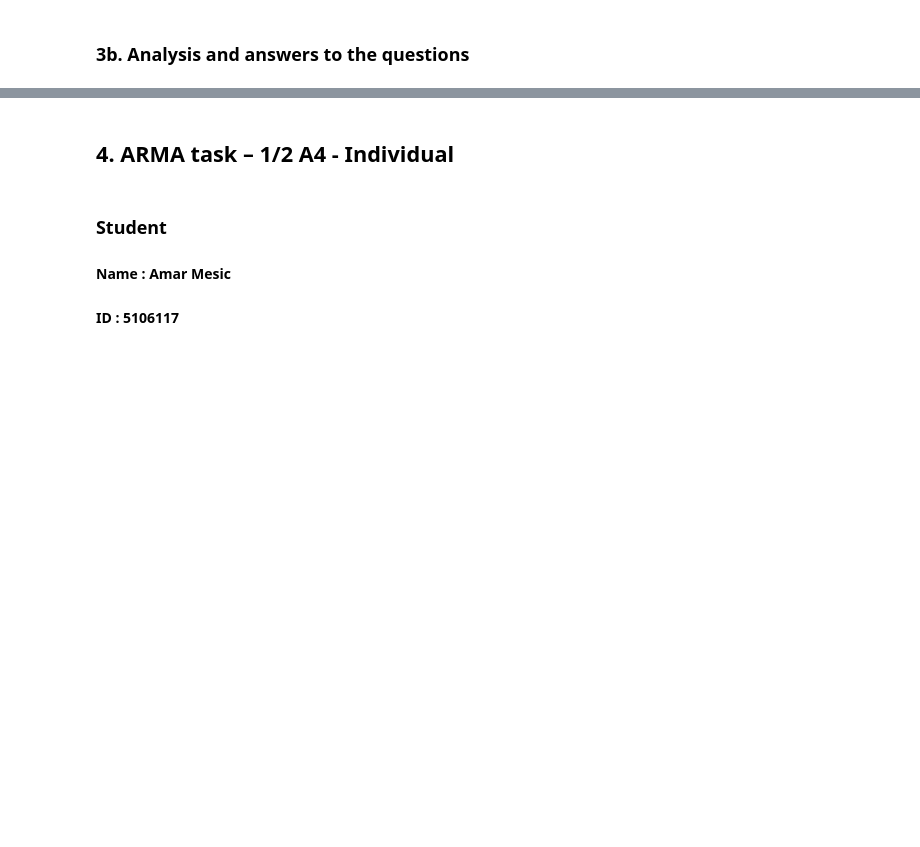
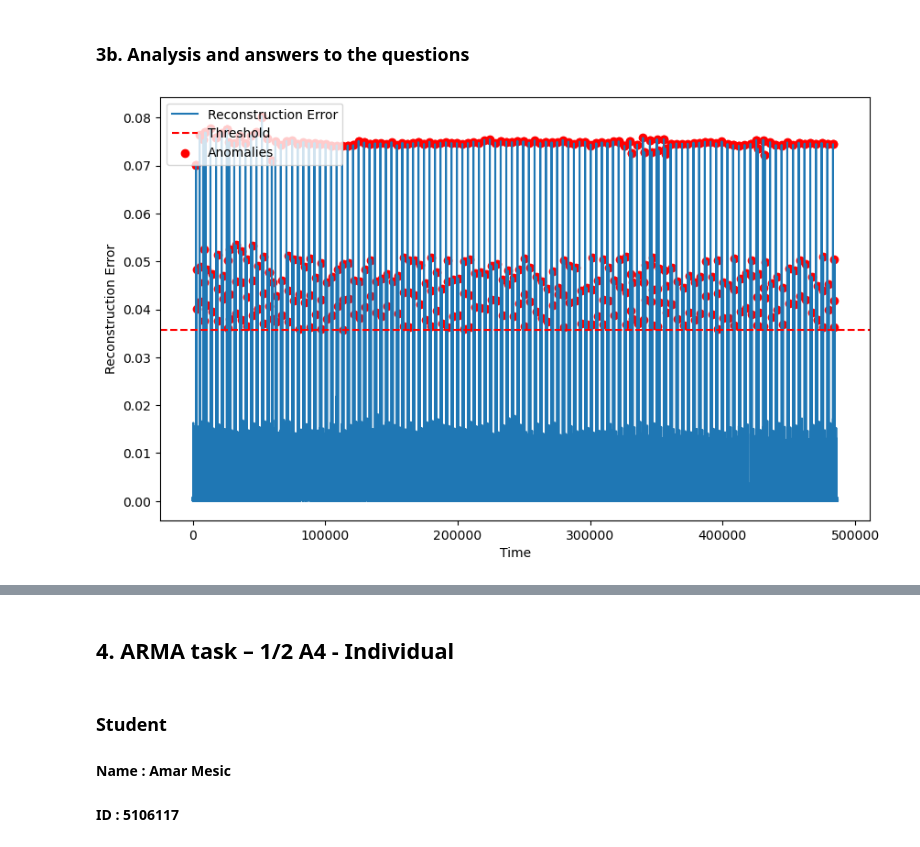
Before and after one commit to amar-mesic/cyber-data, a Jupyter notebook: lab-2/Lab2.ipynb, the cells around one changed output, grey strips where cells are left out. Saved outputs shown, nothing was run; the diff lists cells and outputs as text; code cells hidden in the pictures; blank space fills up the shorter version.

```diff
--- a/lab-2/Lab2.ipynb
+++ b/lab-2/Lab2.ipynb
@@ -246,2 +345,20 @@ Based on our plots for the 2nd 24 hours of measurements, we can see that many si
 # %% [markdown]
 ### 3b. Analysis and answers to the questions
+# %%
+# Set a threshold for anomaly detection
+threshold = np.percentile(reconstruction_error, 99.9)
+
+# Detect anomalies
+anomalies = reconstruction_error > threshold
+
+# Plot the anomalies
+plt.figure(figsize=(10, 6))
+plt.plot(reconstruction_error, label='Reconstruction Error')
+plt.axhline(y=threshold, color='r', linestyle='--', label='Threshold')
+plt.scatter(np.where(anomalies)[0], reconstruction_error[anomalies], color='red', label='Anomalies')
+plt.xlabel('Time')
+plt.ylabel('Reconstruction Error')
+plt.legend()
+plt.show()
+# %% [output]
+[figure, added]
```
Also changed, not shown: parts of 15 cells of this notebook.
